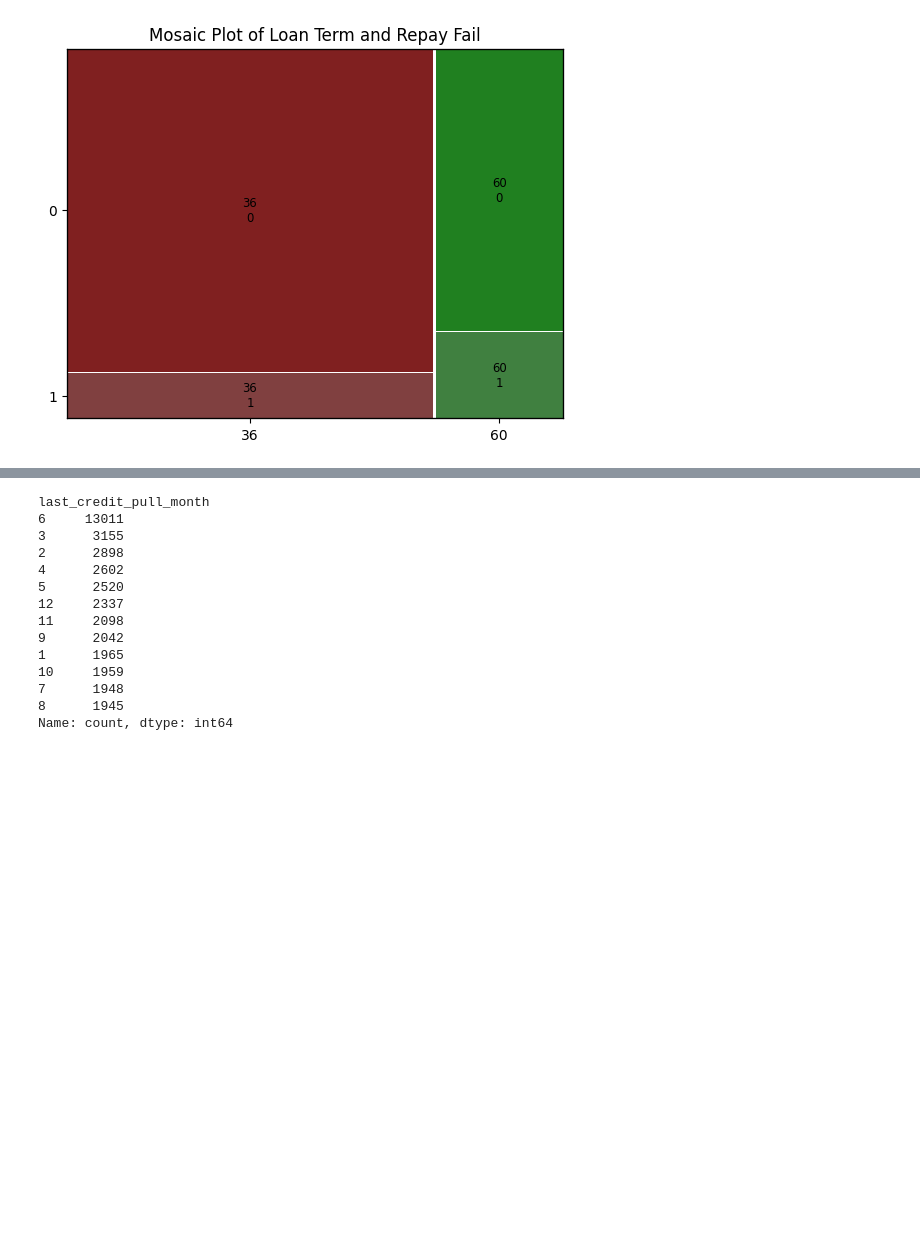
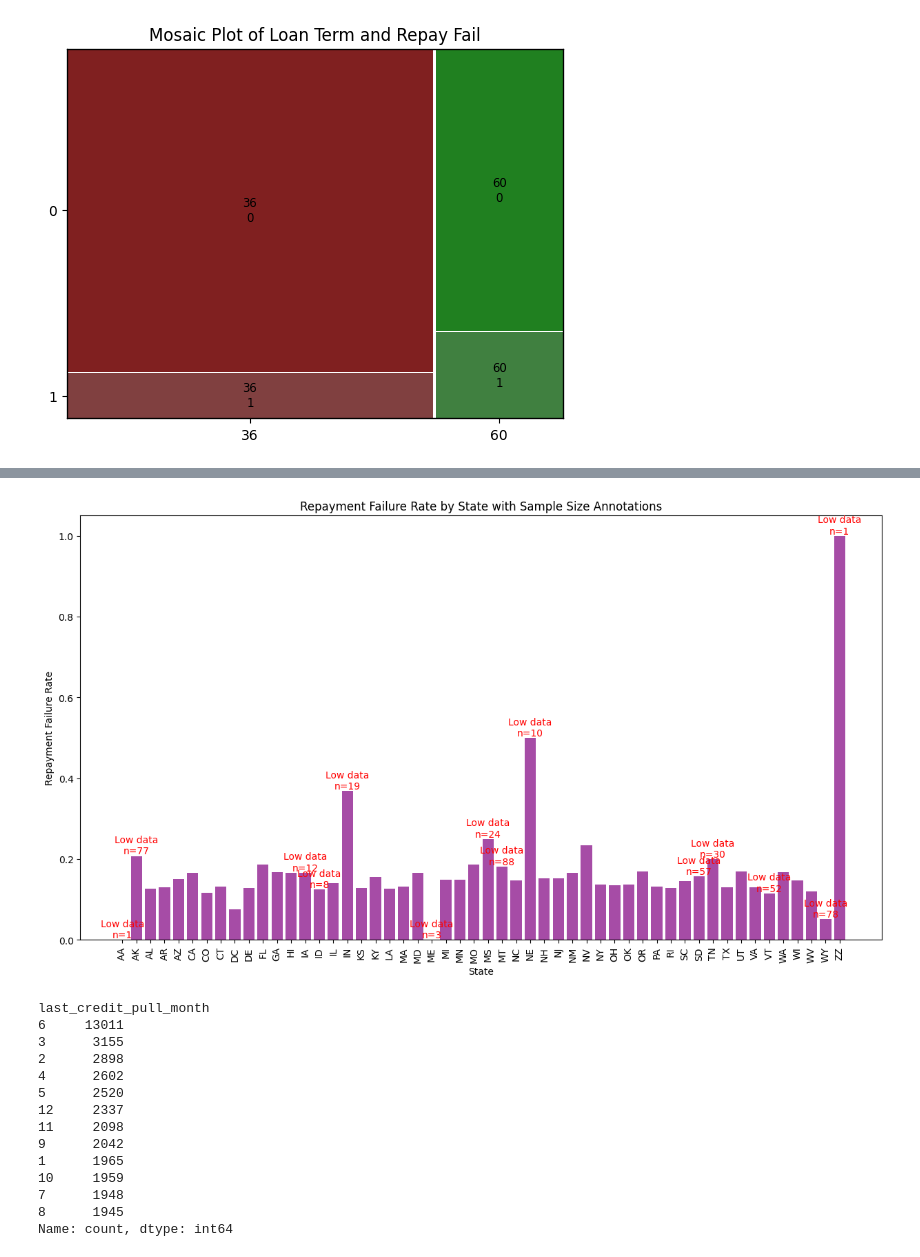
Before and after one commit to jyounes23/LoanDefaultPredictor, a Jupyter notebook: finalProject copy.ipynb, the cells around one changed output, grey strips where cells are left out. Drawn from its saved outputs; the diff is of its cells as text; code cells hidden in the pictures; blank space fills up the shorter version.

```diff
--- a/finalProject copy.ipynb
+++ b/finalProject copy.ipynb
@@ -683,0 +658,5 @@ Loan_Data_explore['years_since_last_credit_pull'] = datetime.now().year - Loan_D
+# %%
+import pandas as pd
+
+# Ensure 'repay_fail' is of a numeric type
+Loan_Data_explore['repay_fail'] = Loan_Data['repay_fail'].astype(int)
@@ -683,0 +748,12 @@ Loan_Data_explore['years_since_last_credit_pull'] = datetime.now().year - Loan_D
+# %%
+import pandas as pd
+
+# Combine the repayment failure rates with the counts
+state_analysis = pd.DataFrame({
+    'Failure Rate': sorted_state_repay_fail,
+    'Sample Size': Loan_Data_explore['addr_state'].value_counts()
+})
+
+# Sort by sample size to see which states have the fewest data points
+sorted_state_analysis = state_analysis.sort_values(by='Sample Size', ascending=True)
+print(sorted_state_analysis)
@@ -684,3 +778,20 @@ Loan_Data_explore['years_since_last_credit_pull'] = datetime.now().year - Loan_D
+# %%
+import matplotlib.pyplot as plt
+
+# Plotting with annotations or color coding based on sample size
+plt.figure(figsize=(15, 8))
+plt.bar(state_analysis.index, state_analysis['Failure Rate'], color='purple', alpha=0.7)
+for i, (rate, count) in enumerate(zip(state_analysis['Failure Rate'], state_analysis['Sample Size'])):
+    if count < 100:  # Example threshold
+        plt.text(i, rate, f'Low data\nn={count}', ha='center', va='bottom', color='red')
+
+plt.title('Repayment Failure Rate by State with Sample Size Annotations')
+plt.xlabel('State')
+plt.ylabel('Repayment Failure Rate')
+plt.xticks(rotation=90)
+plt.show()
+# %% [output]
+[figure, added]
 # %%
 Loan_Data_explore['last_credit_pull_month'].value_counts()
 # %% [output]
```
Also changed, not shown: parts of 17 cells of this notebook.
